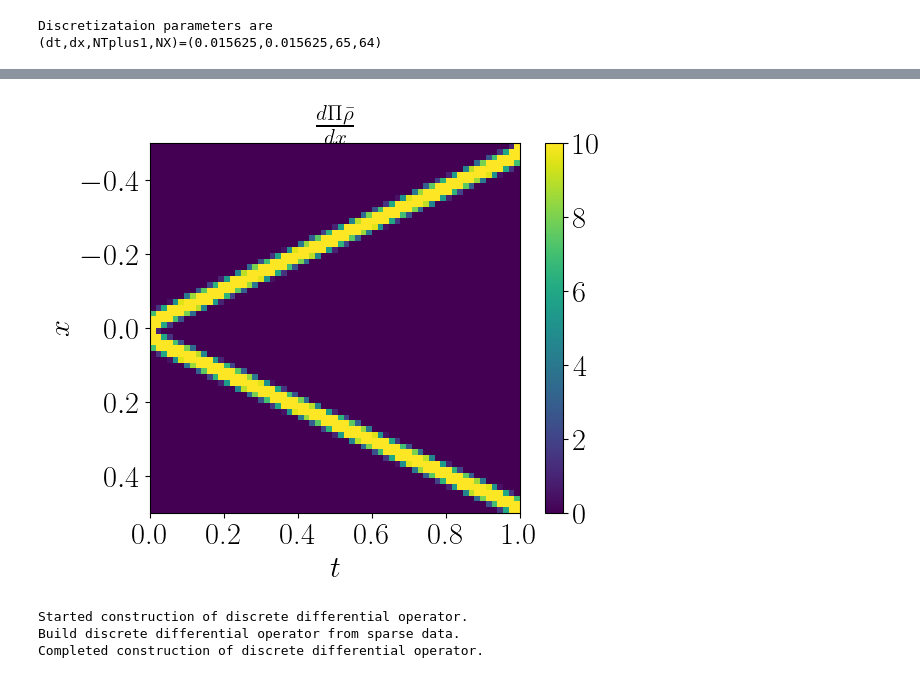
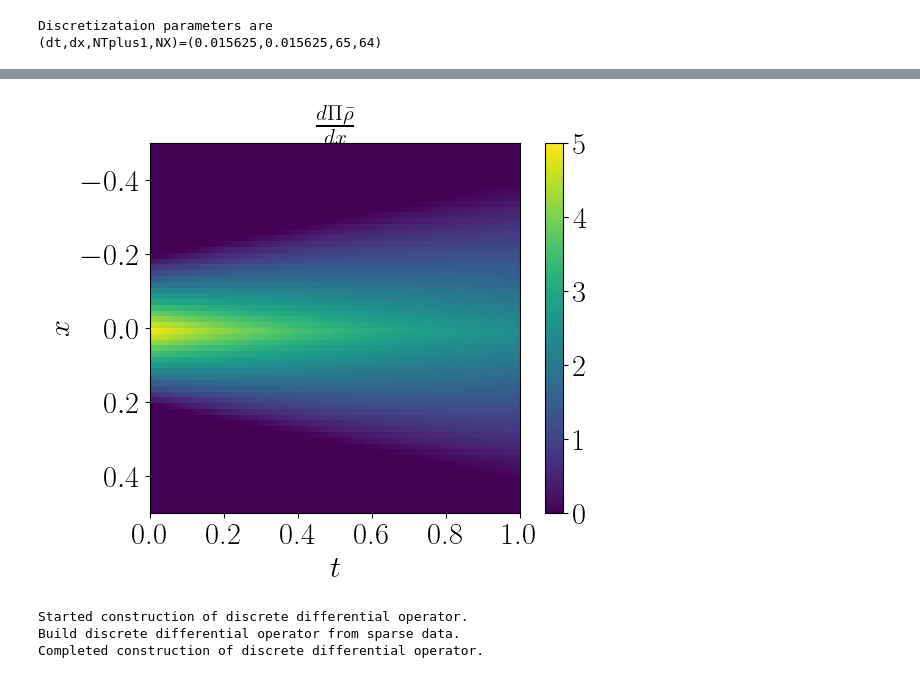
Before and after one commit to sdsgisd/DynamicOTwithDualFormulation, a Jupyter notebook: CodeA_Dual/DynamicOTwithDualFormulation.ipynb, the cells around one changed output, grey strips where cells are left out. Cells and saved outputs as stored; diff of their text form; code cells hidden in the pictures.

Commit message:
Added all the three examples in the article

```diff
--- a/CodeA_Dual/DynamicOTwithDualFormulation.ipynb
+++ b/CodeA_Dual/DynamicOTwithDualFormulation.ipynb
@@ -83,20 +82,24 @@ Discretizataion parameters are
 # like examples A and B below
 
 # A. Test case 1 in the article
-# Triangular function expanding in time
-# density_name,phiOmega,withContinuousOptimizers="triangular_densities",0.2,True
+# Cosine with offset to uniform distribution to
+# density_name,phiOmega,withContinuousOptimizers="smoothcos_density",1,True
 
 # B. Test case 2 in the article
+# Triangular function expanding in time
+density_name,phiOmega,withContinuousOptimizers="triangular_densities",0.2,True
+
+# C. Test case 3 in the article
 # Two unimodal characteristic functions breaking apart between each other
-density_name,phiOmega,withContinuousOptimizers="characteristic_densities",0.05,True
+# density_name,phiOmega,withContinuousOptimizers="characteristic_densities",0.05,True
 
 # The below two examples are computation only from initial and final measures
 # With such an example, you do not have to know a priori true space-time optimizers.
 # So make sure withContinuousOptimizers=False
-# C. Two Gaussians
+# D. Two Gaussians
 # density_name,phiOmega,phiOmega1,mean,mean1,withContinuousOptimizers="gaussian",0.1,0.2,0,0.5,False
 
-# D. Dirac delta like Gaussians
+# E. Dirac delta like Gaussians
 # density_name,phiOmega,phiOmega1,mean,mean1,withContinuousOptimizers="gaussian",0.01*dx,0.01*dx,0,0.5,False
 # %%
 # Settings for visualizations by pylab
@@ -325,10 +363,13 @@ if visualizeTrueDensity and withContinuousOptimizers:
     fig, ax = plt.subplots()
 
     TrueDensity=space_time_density(X,T,)
-    if vmx > 0:
-        im=ax.imshow(TrueDensity.T,extent=extent, vmin=0, vmax=vmx)
+
+    if not ('vmn' in locals()):
+        vmn=0
+    if vmx>0:
+        im=ax.imshow(TrueDensity.T,extent=extent, vmin=vmn, vmax=vmx)
     else:
-        im=ax.imshow(TrueDensity.T,extent=extent, vmin=0)
+        im=ax.imshow(TrueDensity.T,extent=extent, )
 
     plt.xlabel('$t$',size=label_font_size)
     plt.ylabel('$x$',size=label_font_size)
@@ -338,37 +379,39 @@ if visualizeTrueDensity and withContinuousOptimizers:
     plt.xticks(fontsize=ticks_font_size);
     plt.yticks(fontsize=ticks_font_size);
 
     plt.title(r"Point sample of $\frac{d\bar\rho}{dx}$",fontsize=title_font_size)
+    cb=fig.colorbar(im,)
 
-    cb=fig.colorbar(im)
     cb.ax.tick_params(labelsize=ticks_font_size)
 
     # Save plot
     # plt.savefig(plot_dir+"/"+sizename+"rho_GT.png",bbox_inches='tight',dpi=1200)
 
 if visualizePiTrueDensity and withContinuousOptimizers:
     fig, ax = plt.subplots()
 
+    if not ('vmn' in locals()):
+        vmn=0
     if vmx>0:
-        im=ax.imshow(PiRho_grid.T/dx,extent=extent, vmin=0, vmax=vmx)
+        im=ax.imshow(PiRho_grid.T/dx,extent=extent, vmin=vmn, vmax=vmx)
     else:
-        im=ax.imshow(PiRho_grid.T/dx,extent=extent, vmin=0)
+        im=ax.imshow(PiRho_grid.T/dx,extent=extent, vmin=vmn)
 
     plt.xlabel('$t$',size=label_font_size)
     plt.ylabel('$x$',size=label_font_size)
 
 
     plt.gca().xaxis.set_major_formatter(StrMethodFormatter('{x:,.1f}'))
 
     plt.xticks(fontsize=ticks_font_size);
     plt.yticks(fontsize=ticks_font_size);
 
     plt.title(r"$\frac{d\Pi\bar\rho}{dx}$",fontsize=title_font_size)
 
     cb=fig.colorbar(im)
     cb.ax.tick_params(labelsize=ticks_font_size)
 # %% [output]
-[figure, old version]
+[figure, new version]
 # %%
 # Construct discrete differential operators
 LaplacianCoef=1.0/(dx*dx)
```
Also changed, not shown: parts of 13 cells of this notebook.
